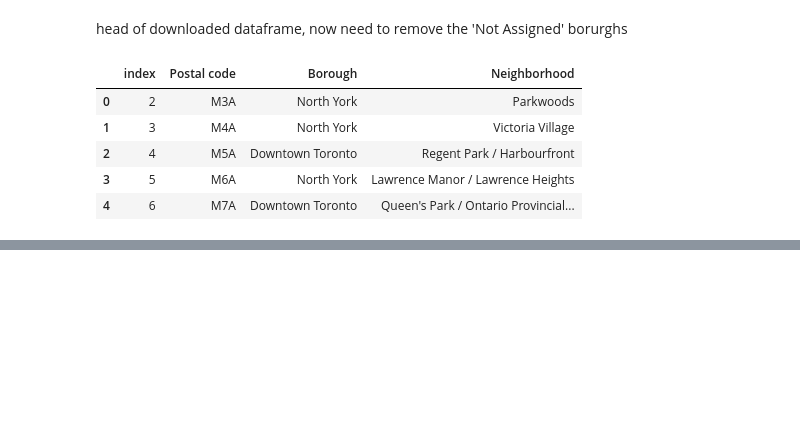
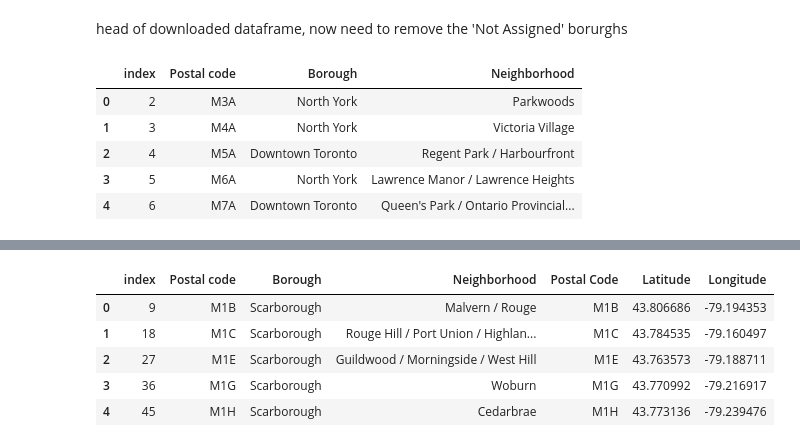
Before and after one commit to TeddyMoose/IBMDataScience, a Jupyter notebook: notebooks/CapStoneProjectWeek3Part1.ipynb, the cells around one changed output, grey strips where cells are left out. Cells and saved outputs as stored; diff of their text form; code cells hidden in the pictures; blank space fills up the shorter version.

```diff
--- a/notebooks/CapStoneProjectWeek3Part1.ipynb
+++ b/notebooks/CapStoneProjectWeek3Part1.ipynb
@@ -35,3 +57,5 @@ df1.head()
 | 2 | 4 | M5A | Downtown Toronto | Regent Park / Harbourfront |
 | 3 | 5 | M6A | North York | Lawrence Manor / Lawrence Heights |
 | 4 | 6 | M7A | Downtown Toronto | Queen's Park / Ontario Provincial... |
+# %%
+geodf = pd.read_csv('https://cocl.us/Geospatial_data')
@@ -37,0 +94,12 @@ df1.head()
+# %%
+df1.sort_values(by=['Postal code'], inplace=True)
+geodf.sort_values(by=['Postal Code'], inplace=True)
+df3 = pd.merge(df1,geodf,how='left',left_on='Postal code',right_on='Postal Code')
+df3.head()
+# %% [output]
+|  | index | Postal code | Borough | Neighborhood | Postal Code | Latitude | Longitude |
+| 0 | 9 | M1B | Scarborough | Malvern / Rouge | M1B | 43.806686 | -79.194353 |
+| 1 | 18 | M1C | Scarborough | Rouge Hill / Port Union / Highlan... | M1C | 43.784535 | -79.160497 |
+| 2 | 27 | M1E | Scarborough | Guildwood / Morningside / West Hill | M1E | 43.763573 | -79.188711 |
+| 3 | 36 | M1G | Scarborough | Woburn | M1G | 43.770992 | -79.216917 |
+| 4 | 45 | M1H | Scarborough | Cedarbrae | M1H | 43.773136 | -79.239476 |
```
Also changed, not shown: parts of 5 cells of this notebook.
